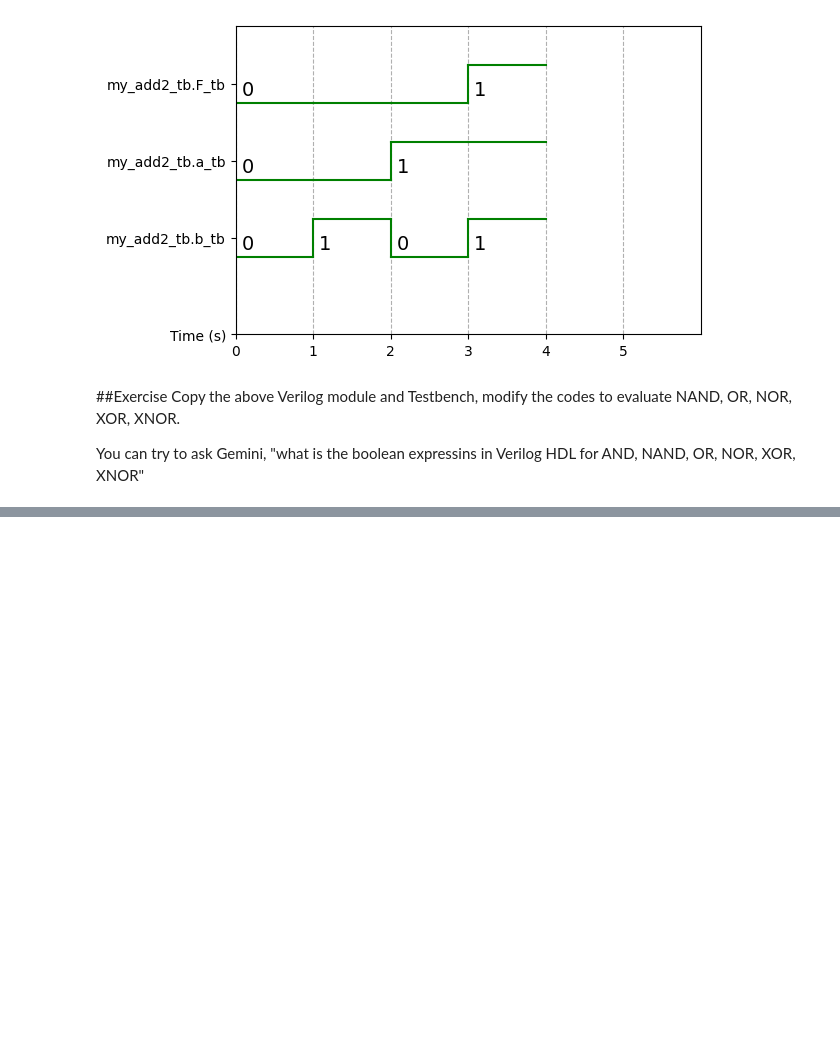
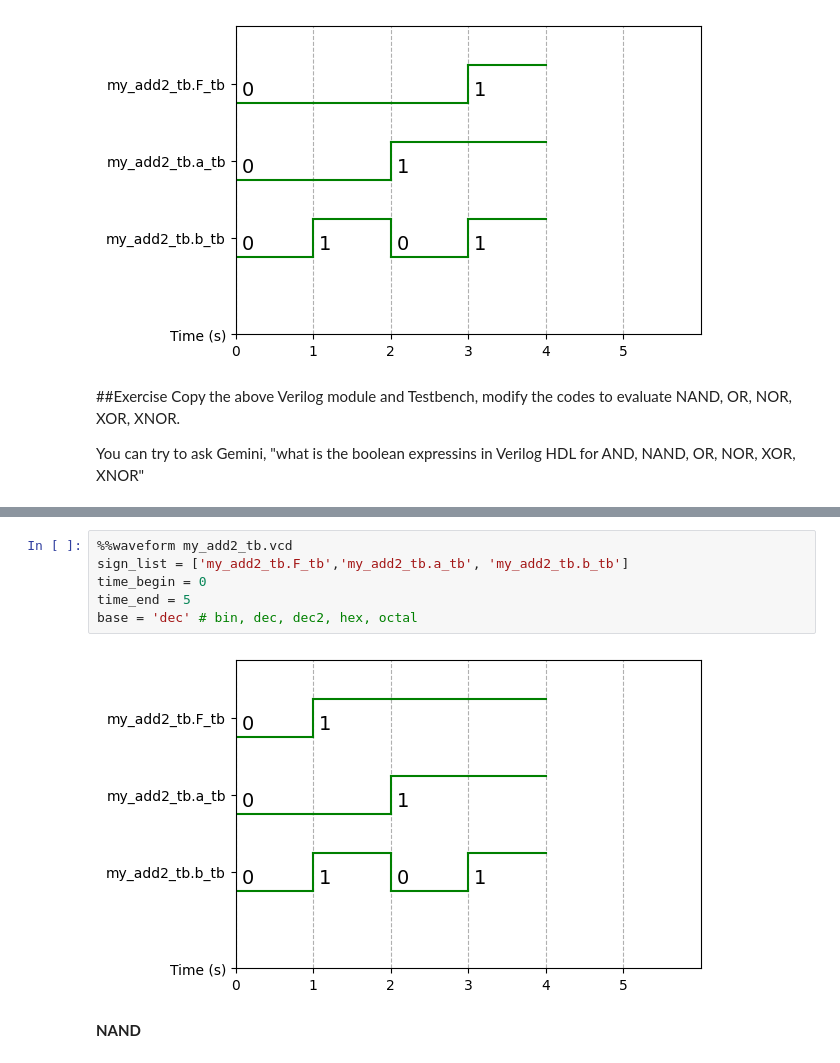
Before and after one commit to Varshan98/Suriya_DSL_HW, a Jupyter notebook: eda4u_dsl.ipynb, the cells around one changed output, grey strips where cells are left out. Cells and saved outputs as stored; diff of their text form; blank space fills up the shorter version.

```diff
--- a/eda4u_dsl.ipynb
+++ b/eda4u_dsl.ipynb
@@ -93,0 +134,10 @@ You can try to ask Gemini, "what is the boolean expressins in Verilog HDL for AN
+# %%
+%%waveform my_add2_tb.vcd
+sign_list = ['my_add2_tb.F_tb','my_add2_tb.a_tb', 'my_add2_tb.b_tb']
+time_begin = 0
+time_end = 5
+base = 'dec' # bin, dec, dec2, hex, octal
+# %% [output]
+[figure, added]
+# %% [markdown]
+**NAND**
```
Also changed, not shown: parts of 13 cells of this notebook.
